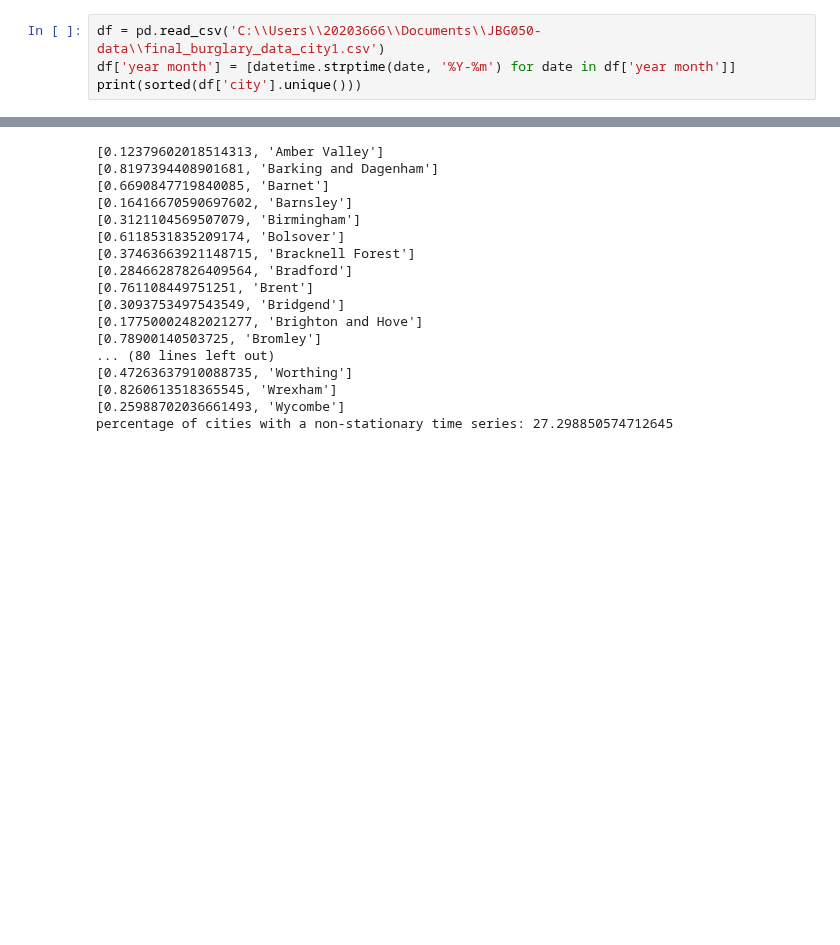
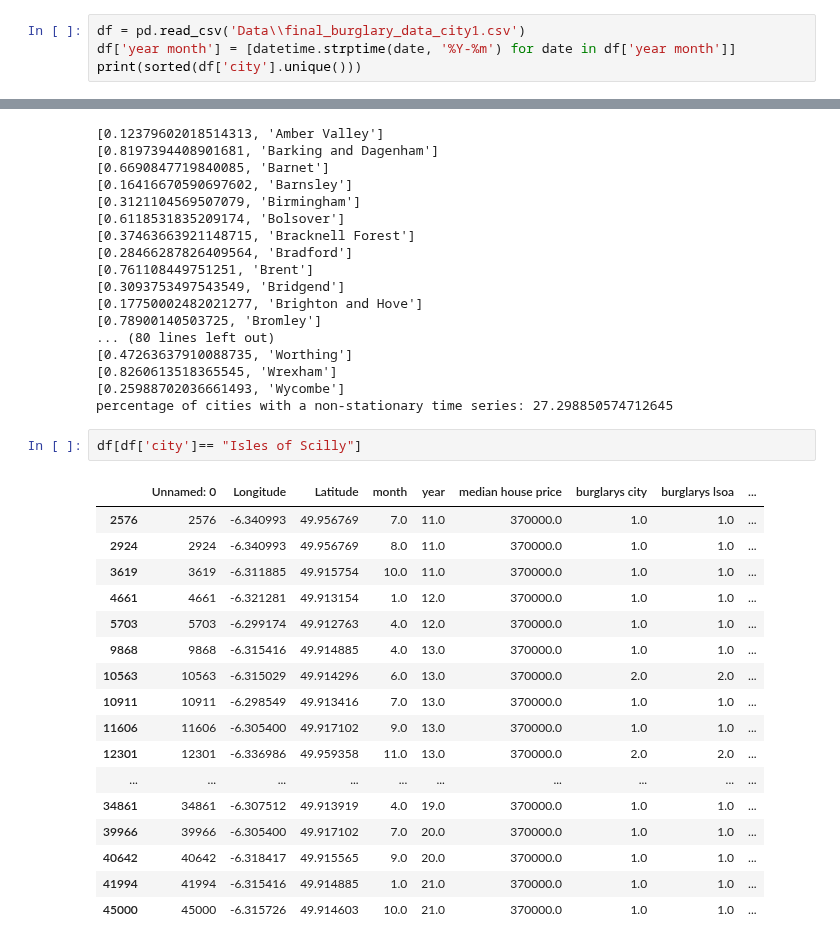
Before and after one commit to S-Diemel/JBG050, a Jupyter notebook: arima_2.ipynb, the cells around one changed output, grey strips where cells are left out. Saved outputs shown, nothing was run; the diff lists cells and outputs as text; blank space fills up the shorter version.

```diff
--- a/arima_2.ipynb
+++ b/arima_2.ipynb
@@ -27,7 +28,7 @@ warnings.filterwarnings('ignore')
 # %% [output]
 3.9.7
 # %%
-df = pd.read_csv('C:\\Users\\20203666\\Documents\\JBG050-data\\final_burglary_data_city1.csv')
+df = pd.read_csv('Data\\final_burglary_data_city1.csv')
 df['year month'] = [datetime.strptime(date, '%Y-%m') for date in df['year month']]
 print(sorted(df['city'].unique()))
 # %% [output]
@@ -288,3 +300,23 @@ print(f'percentage of cities with a non-stationary time series: {(count/len(all_
 [0.8260613518365545, 'Wrexham']
 [0.25988702036661493, 'Wycombe']
 percentage of cities with a non-stationary time series: 27.298850574712645
+# %%
+df[df['city']== "Isles of Scilly"]
+# %% [output]
+|  | Unnamed: 0 | Longitude | Latitude | month | year | median house price | burglarys city | burglarys lsoa | ... |
+| 2576 | 2576 | -6.340993 | 49.956769 | 7.0 | 11.0 | 370000.0 | 1.0 | 1.0 | ... |
+| 2924 | 2924 | -6.340993 | 49.956769 | 8.0 | 11.0 | 370000.0 | 1.0 | 1.0 | ... |
+| 3619 | 3619 | -6.311885 | 49.915754 | 10.0 | 11.0 | 370000.0 | 1.0 | 1.0 | ... |
+| 4661 | 4661 | -6.321281 | 49.913154 | 1.0 | 12.0 | 370000.0 | 1.0 | 1.0 | ... |
+| 5703 | 5703 | -6.299174 | 49.912763 | 4.0 | 12.0 | 370000.0 | 1.0 | 1.0 | ... |
+| 9868 | 9868 | -6.315416 | 49.914885 | 4.0 | 13.0 | 370000.0 | 1.0 | 1.0 | ... |
+| 10563 | 10563 | -6.315029 | 49.914296 | 6.0 | 13.0 | 370000.0 | 2.0 | 2.0 | ... |
+| 10911 | 10911 | -6.298549 | 49.913416 | 7.0 | 13.0 | 370000.0 | 1.0 | 1.0 | ... |
+| 11606 | 11606 | -6.305400 | 49.917102 | 9.0 | 13.0 | 370000.0 | 1.0 | 1.0 | ... |
+| 12301 | 12301 | -6.336986 | 49.959358 | 11.0 | 13.0 | 370000.0 | 2.0 | 2.0 | ... |
+| ... | ... | ... | ... | ... | ... | ... | ... | ... | ... |
+| 34861 | 34861 | -6.307512 | 49.913919 | 4.0 | 19.0 | 370000.0 | 1.0 | 1.0 | ... |
+| 39966 | 39966 | -6.305400 | 49.917102 | 7.0 | 20.0 | 370000.0 | 1.0 | 1.0 | ... |
+| 40642 | 40642 | -6.318417 | 49.915565 | 9.0 | 20.0 | 370000.0 | 1.0 | 1.0 | ... |
+| 41994 | 41994 | -6.315416 | 49.914885 | 1.0 | 21.0 | 370000.0 | 1.0 | 1.0 | ... |
+| 45000 | 45000 | -6.315726 | 49.914603 | 10.0 | 21.0 | 370000.0 | 1.0 | 1.0 | ... |
```
Also changed, not shown: parts of 7 cells of this notebook.
